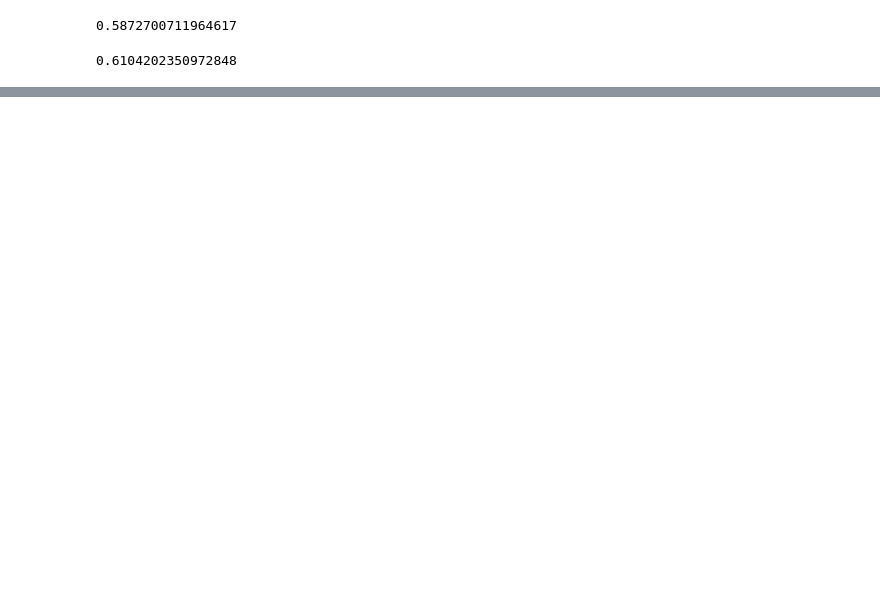
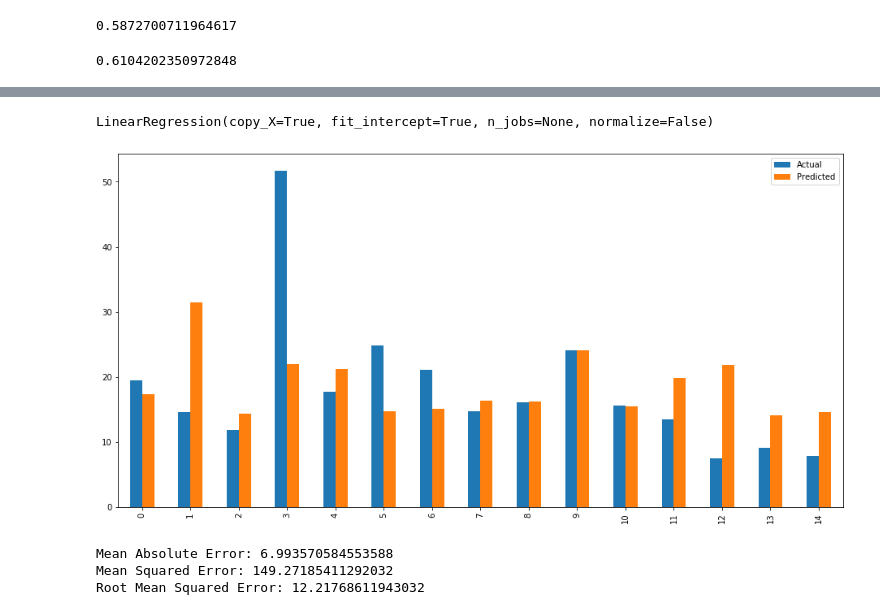
Before and after one commit to IuriSly/DnA-POC-olist, a Jupyter notebook: hypothesis_26.ipynb, the cells around one changed output, grey strips where cells are left out. Saved outputs shown, nothing was run; the diff lists cells and outputs as text; code cells hidden in the pictures; blank space fills up the shorter version.

```diff
--- a/hypothesis_26.ipynb
+++ b/hypothesis_26.ipynb
@@ -100,0 +156,25 @@ aux_df.stat.corr('freight','weight')
+# %%
+x_train, x_test, y_train, y_test = train_test_split(x, y, test_size=0.3, random_state=0)
+# %%
+regressor = LinearRegression()
+regressor.fit(x_train, y_train)
+# %% [output]
+LinearRegression(copy_X=True, fit_intercept=True, n_jobs=None, normalize=False)
+# %%
+y_pred = regressor.predict(x_test)
+# %%
+df = pd.DataFrame({'Actual': y_test, 'Predicted': y_pred})
+df_reduced = df.head(15)
+# %%
+df_reduced.plot(kind='bar', figsize=(16,8))
+plt.show()
+# %% [output]
+[figure, added]
+# %%
+print('Mean Absolute Error:', metrics.mean_absolute_error(y_test, y_pred))
+print('Mean Squared Error:', metrics.mean_squared_error(y_test, y_pred))
+print('Root Mean Squared Error:', np.sqrt(metrics.mean_squared_error(y_test, y_pred)))
+# %% [output]
+Mean Absolute Error: 6.993570584553588
+Mean Squared Error: 149.27185411292032
+Root Mean Squared Error: 12.21768611943032
```
Also changed, not shown: parts of 11 cells of this notebook.
